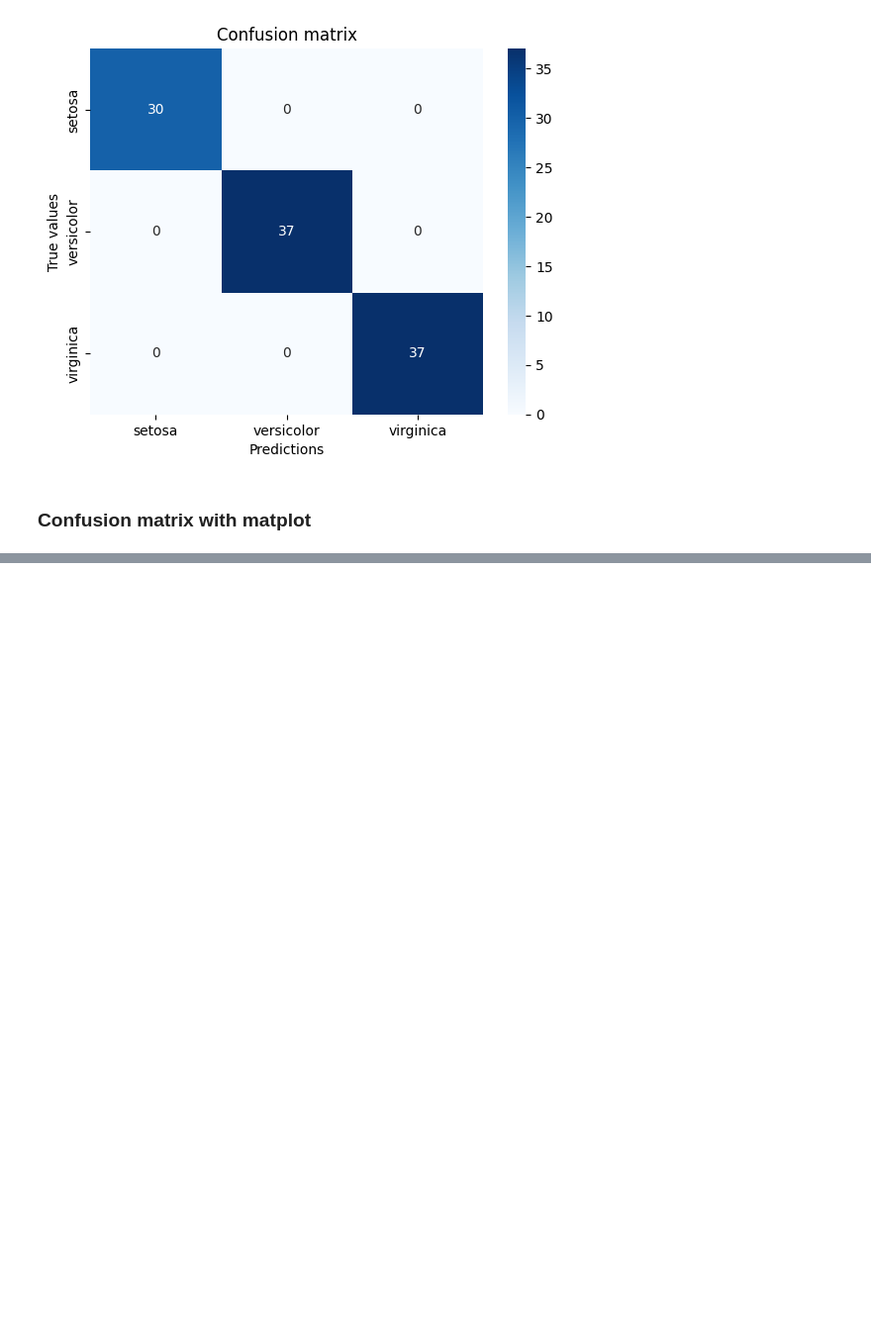
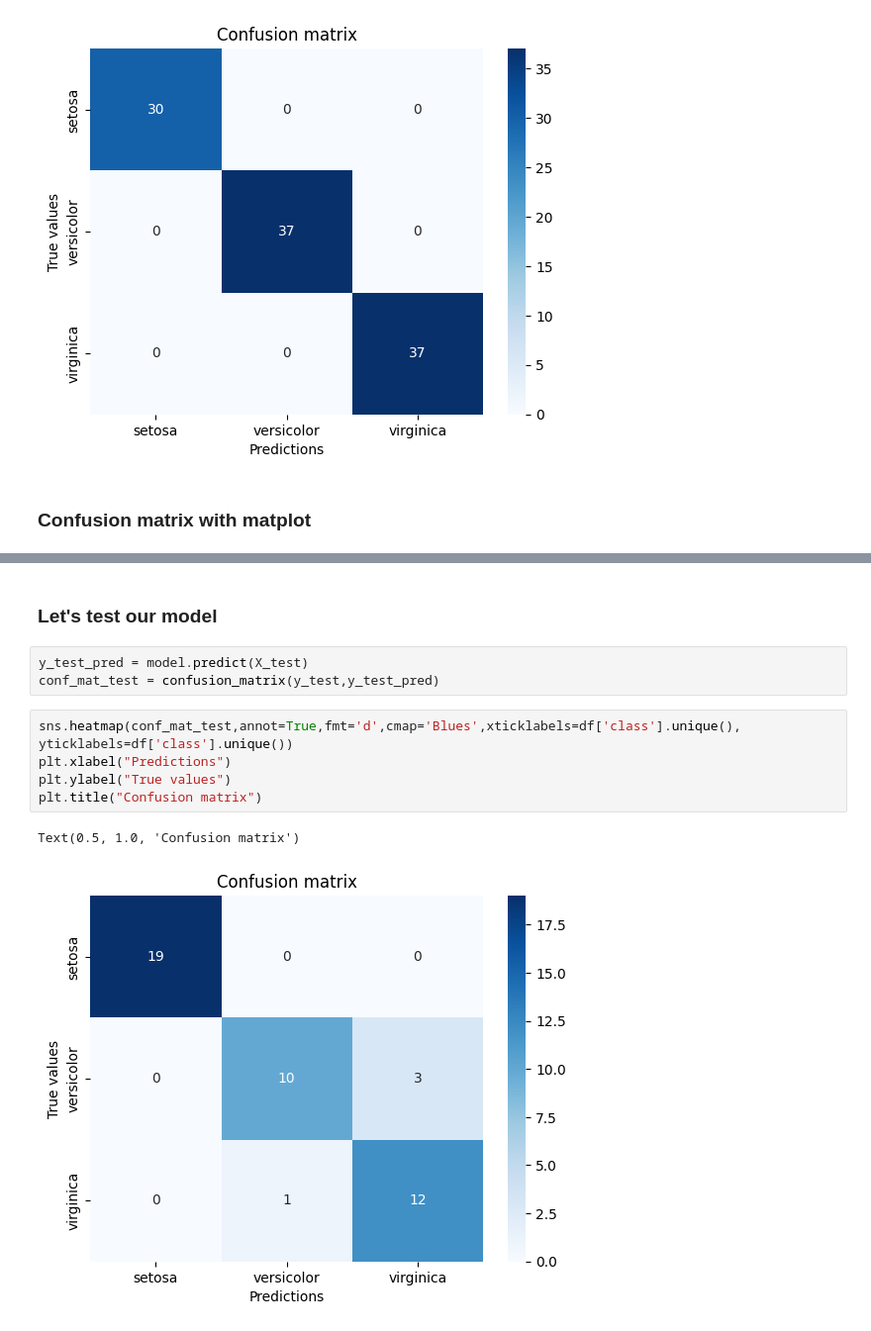
Before and after one commit to brunojaime/ml-theory-learning, a Jupyter notebook: Data science from scratch/k-nearest neighbors.ipynb, the cells around one changed output, grey strips where cells are left out. Shown at 99% size. Saved outputs shown, nothing was run; the diff lists cells and outputs as text; blank space fills up the shorter version.

```diff
--- a/Data science from scratch/k-nearest neighbors.ipynb
+++ b/Data science from scratch/k-nearest neighbors.ipynb
@@ -174,0 +165,13 @@ array(['setosa'], dtype=object)
+# %% [markdown]
+### Let's test our model
+# %%
+y_test_pred = model.predict(X_test)
+conf_mat_test = confusion_matrix(y_test,y_test_pred)
+# %%
+sns.heatmap(conf_mat_test,annot=True,fmt='d',cmap='Blues',xticklabels=df['class'].unique(), yticklabels=df['class'].unique())
+plt.xlabel("Predictions")
+plt.ylabel("True values")
+plt.title("Confusion matrix")
+# %% [output]
+Text(0.5, 1.0, 'Confusion matrix')
+[figure, added]
```
Also changed, not shown: parts of 10 cells of this notebook, 1 other file.
